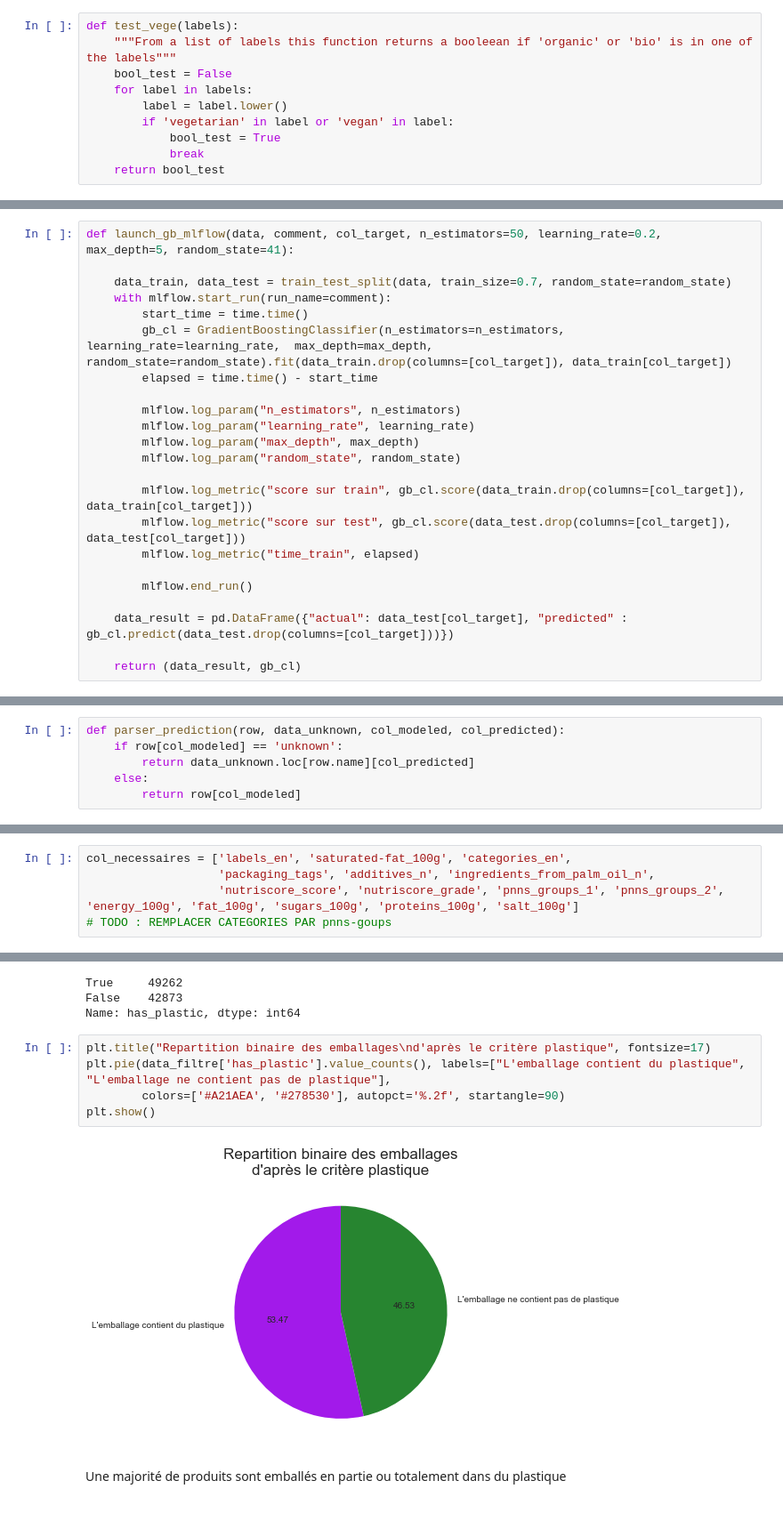
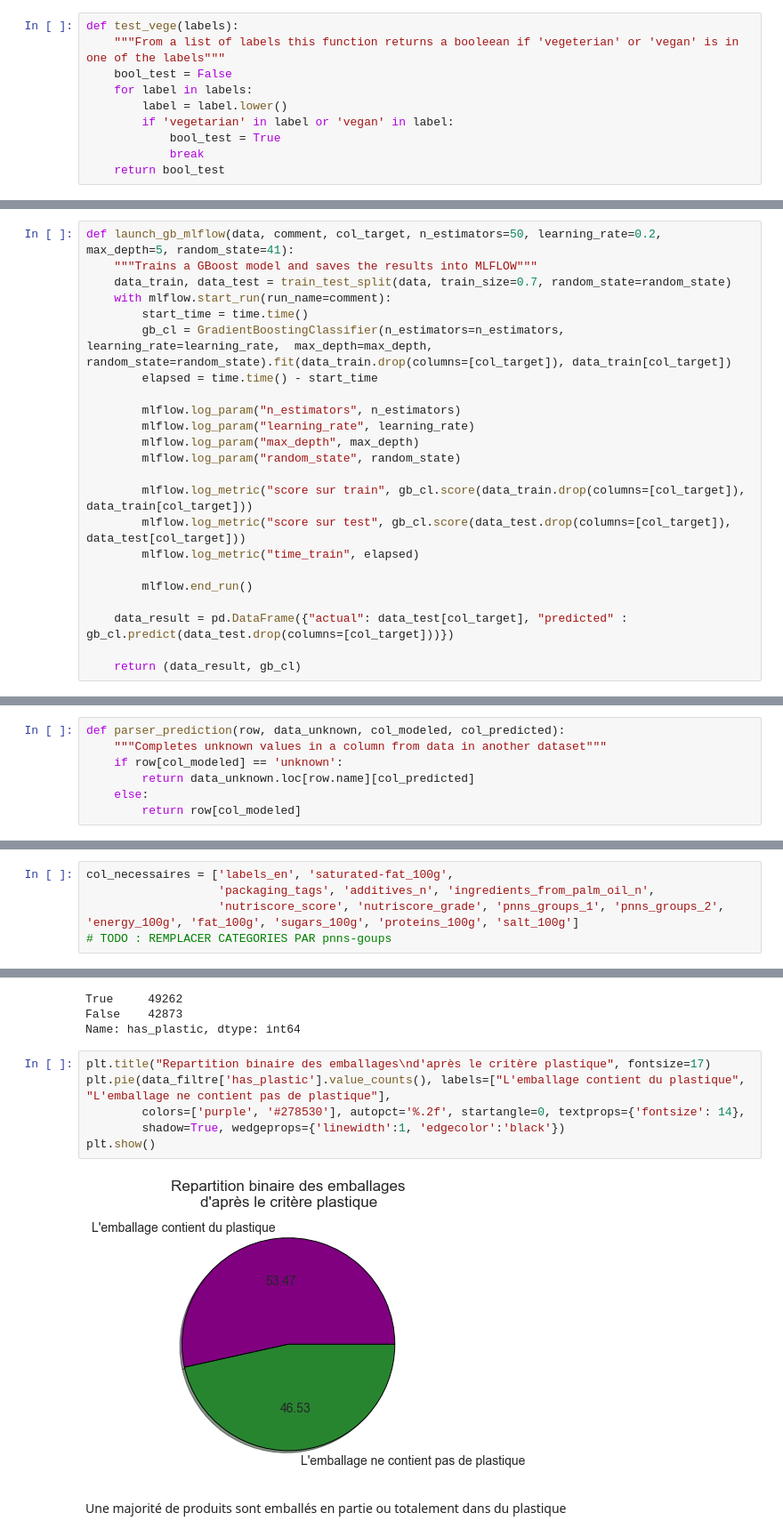
Before and after one commit to khub41/OC_P03, a Jupyter notebook: data_analysis.ipynb, the cells around one changed output, grey strips where cells are left out. Shown at 89% size. Cells and saved outputs as stored; diff of their text form.

```diff
--- a/data_analysis.ipynb
+++ b/data_analysis.ipynb
@@ -92,7 +149,7 @@ Retour au [script](#backbio)
 <a id='fonctionvege'></a>
 # %%
 def test_vege(labels):
-    """From a list of labels this function returns a booleean if 'organic' or 'bio' is in one of the labels"""
+    """From a list of labels this function returns a booleean if 'vegeterian' or 'vegan' is in one of the labels"""
     bool_test = False
     for label in labels:
         label = label.lower()
@@ -194,7 +252,7 @@ def launch_kmeans_mlflow(data_kmeans, n_clusters, comment, col_target, max_iter=
 <a id='launch_gb_mlflow'></a>
 # %%
 def launch_gb_mlflow(data, comment, col_target, n_estimators=50, learning_rate=0.2,  max_depth=5, random_state=41):
-
+    """Trains a GBoost model and saves the results into MLFLOW"""
     data_train, data_test = train_test_split(data, train_size=0.7, random_state=random_state)
     with mlflow.start_run(run_name=comment):
         start_time = time.time()
@@ -221,6 +279,7 @@ def launch_gb_mlflow(data, comment, col_target, n_estimators=50, learning_rate=0
 <a id='parser_prediction'></a>
 # %%
 def parser_prediction(row, data_unknown, col_modeled, col_predicted):
+    """Completes unknown values in a column from data in another dataset"""
     if row[col_modeled] == 'unknown':
         return data_unknown.loc[row.name][col_predicted]
     else:
@@ -264,7 +329,7 @@ Voir le report : [cliquer ici](profile_report.html)
 # %% [markdown]
 Afin de vérifier la faisibilité de cette étude, nous allons déterminer les features necessaires, filtrer les NAN et regarder la taille du dataset filtré
 # %%
-col_necessaires = ['labels_en', 'saturated-fat_100g', 'categories_en',
+col_necessaires = ['labels_en', 'saturated-fat_100g',
                    'packaging_tags', 'additives_n', 'ingredients_from_palm_oil_n',
                    'nutriscore_score', 'nutriscore_grade', 'pnns_groups_1', 'pnns_groups_2', 'energy_100g', 'fat_100g', 'sugars_100g', 'proteins_100g', 'salt_100g']
 # TODO : REMPLACER CATEGORIES PAR pnns-goups
@@ -936,10 +985,11 @@ Name: has_plastic, dtype: int64
 # %%
 plt.title("Repartition binaire des emballages\nd'après le critère plastique", fontsize=17)
 plt.pie(data_filtre['has_plastic'].value_counts(), labels=["L'emballage contient du plastique", "L'emballage ne contient pas de plastique"],
-        colors=['#A21AEA', '#278530'], autopct='%.2f', startangle=90)
+        colors=['purple', '#278530'], autopct='%.2f', startangle=0, textprops={'fontsize': 14},
+        shadow=True, wedgeprops={'linewidth':1, 'edgecolor':'black'})
 plt.show()
 # %% [output]
-[figure, old version]
+[figure, new version]
 # %% [markdown]
 Une majorité de produits sont emballés en partie ou totalement dans du plastique
 # %% [markdown]
```
Also changed, not shown: parts of 61 cells of this notebook, 1 other file.
